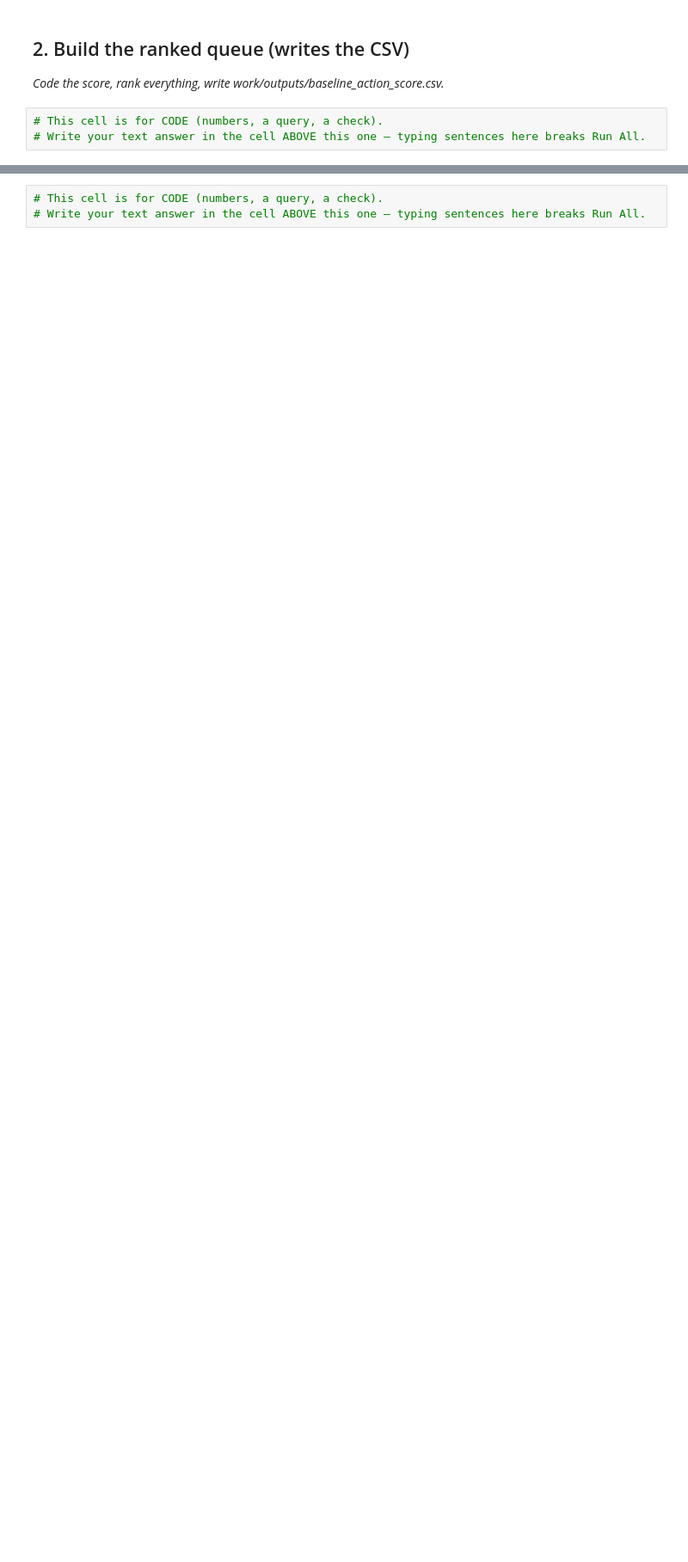
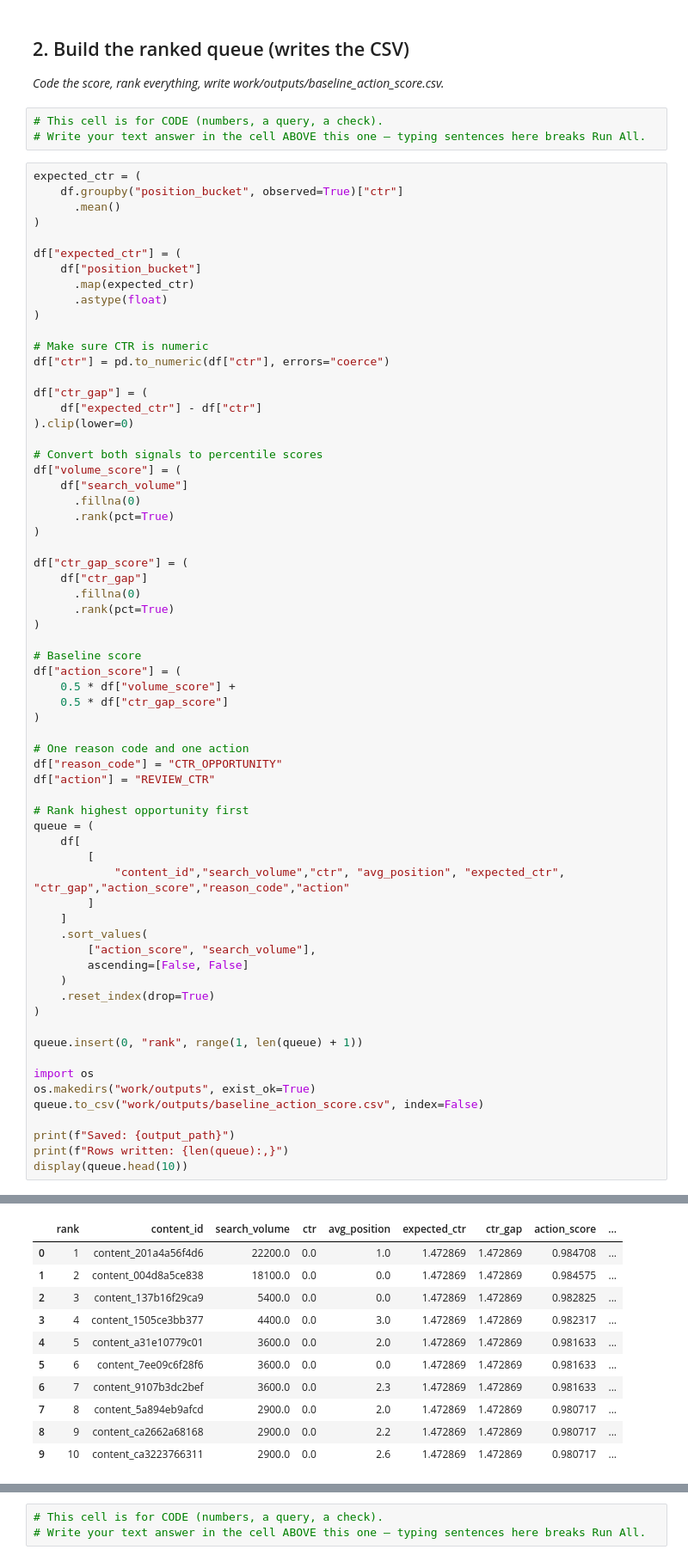
Before and after one commit to Gunjannn07/FlyRank1, a Jupyter notebook: work/notebooks/w04_baseline_score.ipynb, the cells around one changed output, grey strips where cells are left out. Shown at 86% size. Cells and saved outputs as stored; diff of their text form; blank space fills up the shorter version.

```diff
--- a/work/notebooks/w04_baseline_score.ipynb
+++ b/work/notebooks/w04_baseline_score.ipynb
@@ -20,3 +147,69 @@ This skeleton is yours to fill. Work the sections **in order** — each one has
 # %%
 # This cell is for CODE (numbers, a query, a check).
 # Write your text answer in the cell ABOVE this one — typing sentences here breaks Run All.
+# %%
+expected_ctr = (
+    df.groupby("position_bucket", observed=True)["ctr"]
+      .mean()
+)
+
+df["expected_ctr"] = (
+    df["position_bucket"]
+      .map(expected_ctr)
+      .astype(float)
+)
+
+# Make sure CTR is numeric
+df["ctr"] = pd.to_numeric(df["ctr"], errors="coerce")
+
+df["ctr_gap"] = (
+    df["expected_ctr"] - df["ctr"]
+).clip(lower=0)
+
+# Convert both signals to percentile scores
+df["volume_score"] = (
+    df["search_volume"]
+      .fillna(0)
+      .rank(pct=True)
+)
+
+df["ctr_gap_score"] = (
+    df["ctr_gap"]
+      .fillna(0)
+      .rank(pct=True)
+)
+
+# Baseline score
+df["action_score"] = (
+    0.5 * df["volume_score"] +
+    0.5 * df["ctr_gap_score"]
+)
+
+# One reason code and one action
+df["reason_code"] = "CTR_OPPORTUNITY"
+df["action"] = "REVIEW_CTR"
+
+# Rank highest opportunity first
+queue = (
+    df[
+        [
+            "content_id","search_volume","ctr", "avg_position", "expected_ctr", "ctr_gap","action_score","reason_code","action"
+        ]
+    ]
+    .sort_values(
+        ["action_score", "search_volume"],
+        ascending=[False, False]
+    )
+    .reset_index(drop=True)
+)
+
+queue.insert(0, "rank", range(1, len(queue) + 1))
+
+import os
+os.makedirs("work/outputs", exist_ok=True)
+queue.to_csv("work/outputs/baseline_action_score.csv", index=False)
+
+print(f"Saved: {output_path}")
+print(f"Rows written: {len(queue):,}")
+display(queue.head(10))
+# %% [output]
@@ -23,3 +218,14 @@ This skeleton is yours to fill. Work the sections **in order** — each one has
+|  | rank | content_id | search_volume | ctr | avg_position | expected_ctr | ctr_gap | action_score | ... |
+| 0 | 1 | content_201a4a56f4d6 | 22200.0 | 0.0 | 1.0 | 1.472869 | 1.472869 | 0.984708 | ... |
+| 1 | 2 | content_004d8a5ce838 | 18100.0 | 0.0 | 0.0 | 1.472869 | 1.472869 | 0.984575 | ... |
+| 2 | 3 | content_137b16f29ca9 | 5400.0 | 0.0 | 0.0 | 1.472869 | 1.472869 | 0.982825 | ... |
+| 3 | 4 | content_1505ce3bb377 | 4400.0 | 0.0 | 3.0 | 1.472869 | 1.472869 | 0.982317 | ... |
+| 4 | 5 | content_a31e10779c01 | 3600.0 | 0.0 | 2.0 | 1.472869 | 1.472869 | 0.981633 | ... |
+| 5 | 6 | content_7ee09c6f28f6 | 3600.0 | 0.0 | 0.0 | 1.472869 | 1.472869 | 0.981633 | ... |
+| 6 | 7 | content_9107b3dc2bef | 3600.0 | 0.0 | 2.3 | 1.472869 | 1.472869 | 0.981633 | ... |
+| 7 | 8 | content_5a894eb9afcd | 2900.0 | 0.0 | 2.0 | 1.472869 | 1.472869 | 0.980717 | ... |
+| 8 | 9 | content_ca2662a68168 | 2900.0 | 0.0 | 2.2 | 1.472869 | 1.472869 | 0.980717 | ... |
+| 9 | 10 | content_ca3223766311 | 2900.0 | 0.0 | 2.6 | 1.472869 | 1.472869 | 0.980717 | ... |
 # %% [markdown]
 ## 3. Top-20 review
 
```
Also changed, not shown: parts of 13 cells of this notebook.
